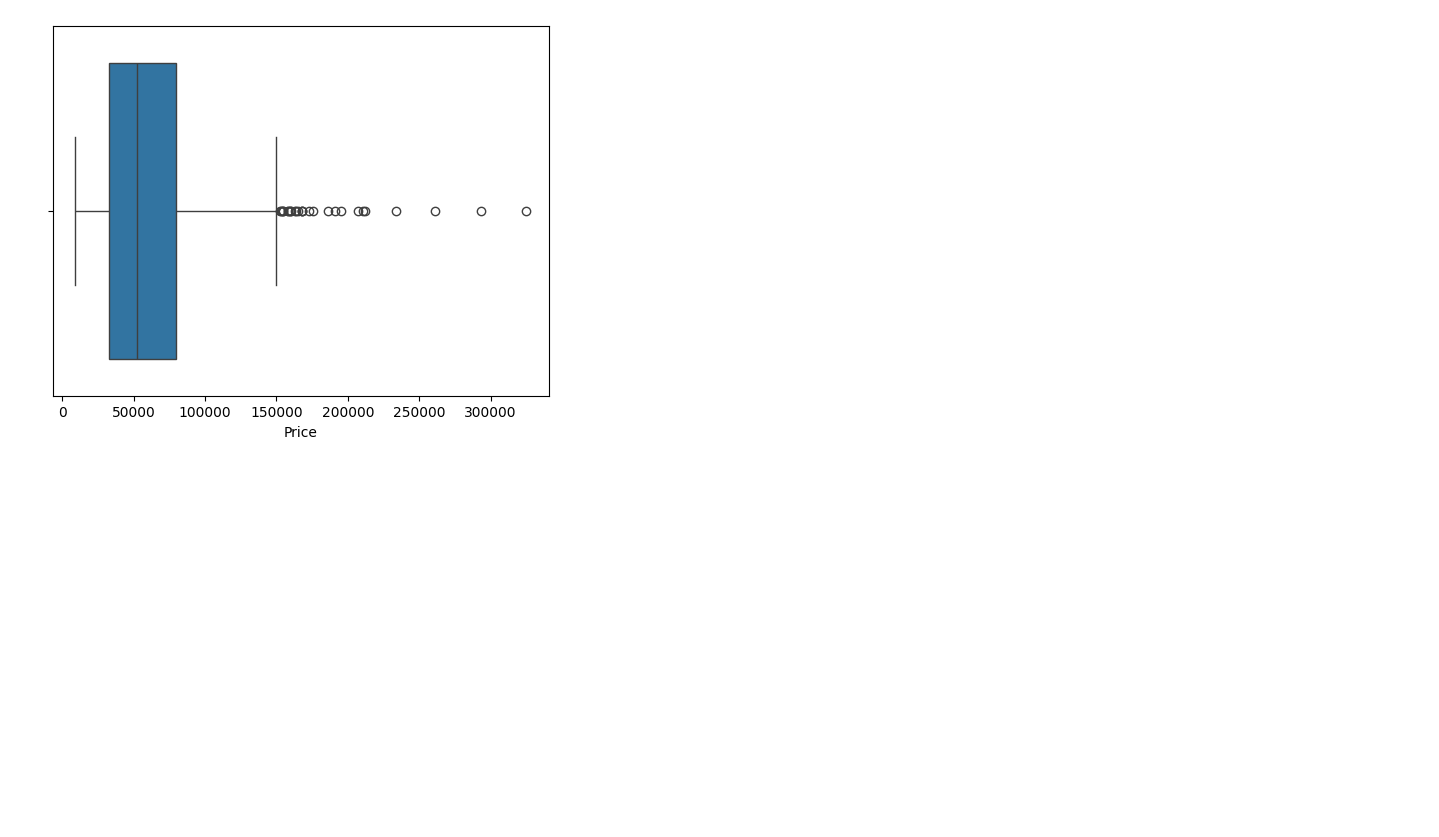
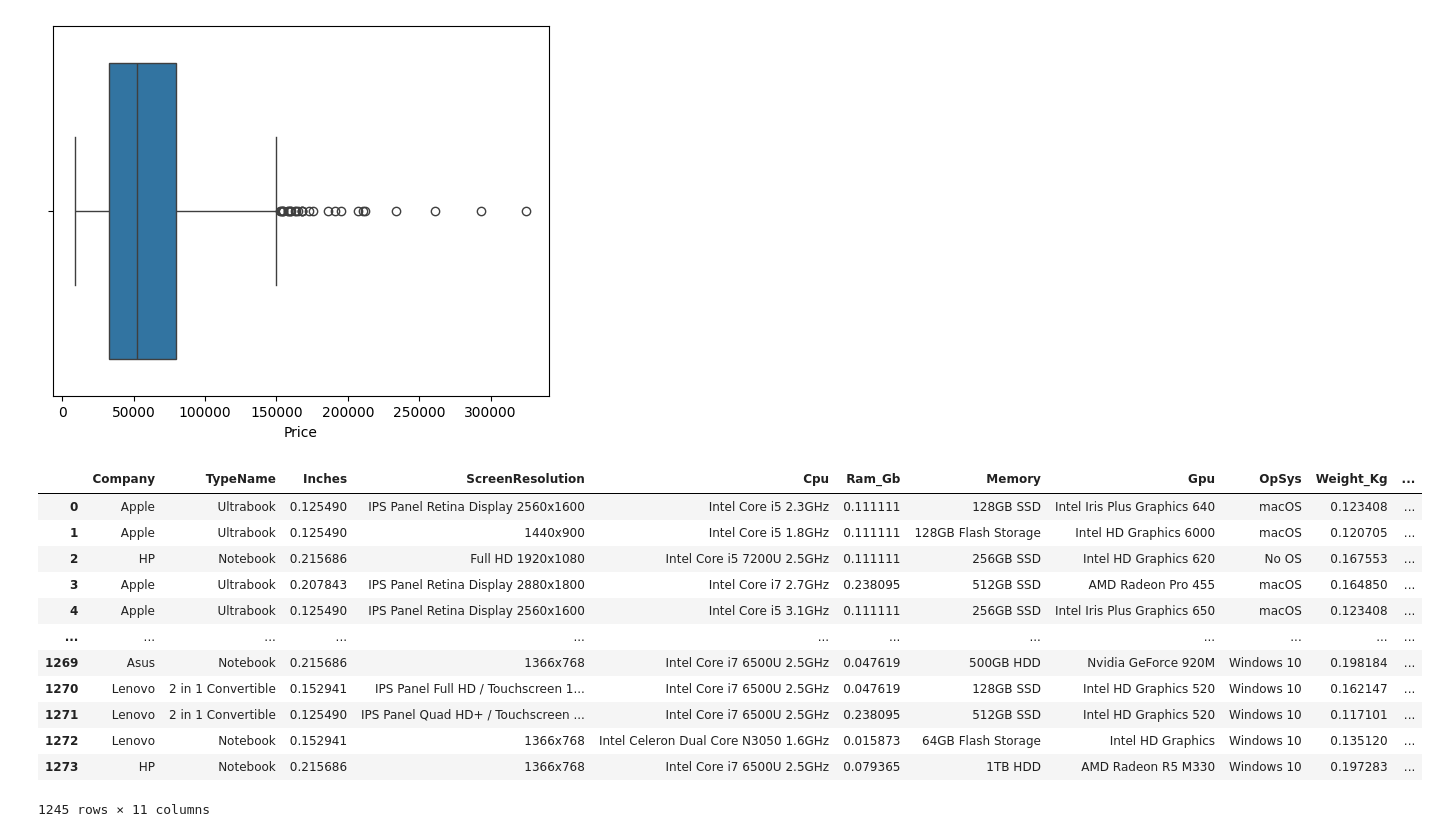
Before and after one commit to Ste881/Laptop-price-prediction, a Jupyter notebook: laptop_ML_project.ipynb, the cells around one changed output. Cells and saved outputs as stored; diff of their text form; code cells hidden in the pictures; blank space fills up the shorter version.

Commit message:
Feature scaling

```diff
--- a/laptop_ML_project.ipynb
+++ b/laptop_ML_project.ipynb
@@ -262,3 +271,29 @@ iqr_plot(numeric_list)
 [figure]
 [figure]
 [figure]
+# %%
+def feature_scaling(data, columns):
+    scaler = MinMaxScaler()
+    data_scaled = data.copy()
+    data_scaled[columns] = scaler.fit_transform(data_scaled[columns])
+    return data_scaled
+
+# Assuming 'df' is your DataFrame containing the dataset
+columns_to_scale = ["Inches", "Ram_Gb", "Weight_Kg", "Price"]
+scaled_df = feature_scaling(df, columns_to_scale)
+
+scaled_df
+# %% [output]
+|  | Company | TypeName | Inches | ScreenResolution | Cpu | Ram_Gb | Memory | Gpu | OpSys | Weight_Kg | ... |
+| 0 | Apple | Ultrabook | 0.125490 | IPS Panel Retina Display 2560x1600 | Intel Core i5 2.3GHz | 0.111111 | 128GB SSD | Intel Iris Plus Graphics 640 | macOS | 0.123408 | ... |
+| 1 | Apple | Ultrabook | 0.125490 | 1440x900 | Intel Core i5 1.8GHz | 0.111111 | 128GB Flash Storage | Intel HD Graphics 6000 | macOS | 0.120705 | ... |
+| 2 | HP | Notebook | 0.215686 | Full HD 1920x1080 | Intel Core i5 7200U 2.5GHz | 0.111111 | 256GB SSD | Intel HD Graphics 620 | No OS | 0.167553 | ... |
+| 3 | Apple | Ultrabook | 0.207843 | IPS Panel Retina Display 2880x1800 | Intel Core i7 2.7GHz | 0.238095 | 512GB SSD | AMD Radeon Pro 455 | macOS | 0.164850 | ... |
+| 4 | Apple | Ultrabook | 0.125490 | IPS Panel Retina Display 2560x1600 | Intel Core i5 3.1GHz | 0.111111 | 256GB SSD | Intel Iris Plus Graphics 650 | macOS | 0.123408 | ... |
+| ... | ... | ... | ... | ... | ... | ... | ... | ... | ... | ... | ... |
+| 1269 | Asus | Notebook | 0.215686 | 1366x768 | Intel Core i7 6500U 2.5GHz | 0.047619 | 500GB HDD | Nvidia GeForce 920M | Windows 10 | 0.198184 | ... |
+| 1270 | Lenovo | 2 in 1 Convertible | 0.152941 | IPS Panel Full HD / Touchscreen 1... | Intel Core i7 6500U 2.5GHz | 0.047619 | 128GB SSD | Intel HD Graphics 520 | Windows 10 | 0.162147 | ... |
+| 1271 | Lenovo | 2 in 1 Convertible | 0.125490 | IPS Panel Quad HD+ / Touchscreen ... | Intel Core i7 6500U 2.5GHz | 0.238095 | 512GB SSD | Intel HD Graphics 520 | Windows 10 | 0.117101 | ... |
+| 1272 | Lenovo | Notebook | 0.152941 | 1366x768 | Intel Celeron Dual Core N3050 1.6GHz | 0.015873 | 64GB Flash Storage | Intel HD Graphics | Windows 10 | 0.135120 | ... |
+| 1273 | HP | Notebook | 0.215686 | 1366x768 | Intel Core i7 6500U 2.5GHz | 0.079365 | 1TB HDD | AMD Radeon R5 M330 | Windows 10 | 0.197283 | ... |
+1245 rows × 11 columns
```
Also changed, not shown: parts of 2 cells of this notebook.
